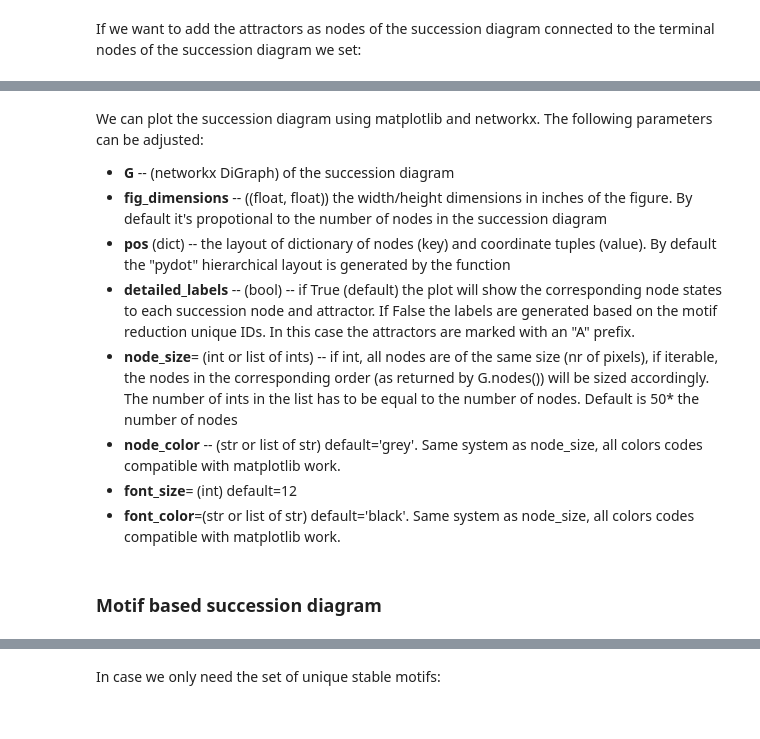
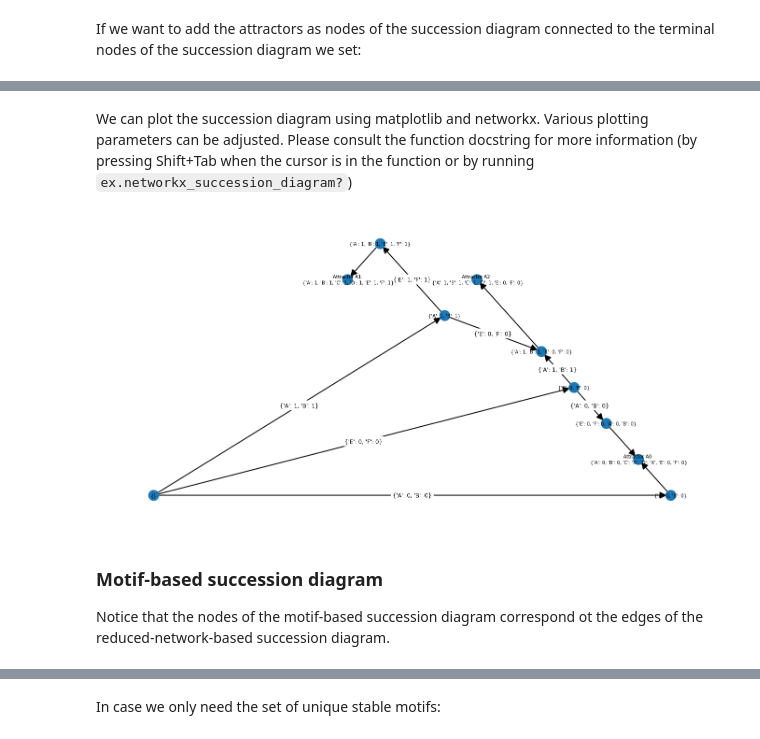
Before and after one commit to jcrozum/pystablemotifs, a Jupyter notebook: Examples and Tutorials/Tutorial.ipynb, the cells around one changed output, grey strips where cells are left out. Drawn from its saved outputs; the diff is of its cells as text; code cells hidden in the pictures.

```diff
--- a/Examples and Tutorials/Tutorial.ipynb
+++ b/Examples and Tutorials/Tutorial.ipynb
@@ -57,2 +80,2 @@ include_attractors_in_diagram=True
 # %%
-GR=ex.networkx_succession_diagram_reduced_network_based(ar,include_attractors_in_diagram=include_attractors_in_diagram)
+GR=ex.networkx_succession_diagram(ar,include_attractors_in_diagram=include_attractors_in_diagram)
@@ -62,10 +81,0 @@ for n in GR.nodes(data=True):
-# %% [markdown]
-We can plot the succession diagram using matplotlib and networkx. The following parameters can be adjusted:
-* __G__ -- (networkx DiGraph) of the succession diagram <br>
-* __fig_dimensions__ -- ((float, float)) the width/height dimensions in inches of the figure. By default it's propotional to the number of nodes in the succession diagram <br>
-* __pos__ (dict) -- the layout of dictionary of nodes (key) and coordinate tuples (value). By default the "pydot" hierarchical layout is generated by the function
-* __detailed_labels__ -- (bool) -- if True (default) the plot will show the corresponding node states to each succession node and attractor. If False the labels are generated based on the motif reduction unique IDs. In this case the attractors are marked with an "A" prefix.
-* __node_size__= (int or list of ints) -- if int, all nodes are of the same size (nr of pixels), if iterable, the nodes in the corresponding order (as returned by G.nodes()) will be sized accordingly. The number of ints in the list has to be equal to the number of nodes. Default is 50* the number of nodes
-* __node_color__ -- (str or list of str) default='grey'. Same system as node_size, all colors codes compatible with matplotlib work.
-* __font_size__= (int) default=12
-* __font_color__=(str or list of str) default='black'. Same system as node_size, all colors codes compatible with matplotlib work.
@@ -76,4 +82,11 @@ ex.plot_nx_succession_diagram(GR)
-# %% [markdown]
-### Motif based succession diagram
+# %% [markdown]
+We can plot the succession diagram using matplotlib and networkx. Various plotting parameters can be adjusted. Please consult the function docstring for more information (by pressing Shift+Tab when the cursor is in the function or by running `ex.networkx_succession_diagram?`)
+# %%
+ex.plot_nx_succession_diagram(GR,draw_edge_labels=True,nx_node_label_kwargs={'font_size':10},nx_edge_label_kwargs={'font_size':12,'rotate':False})
+# %% [output]
+[figure, added]
+# %% [markdown]
+### Motif-based succession diagram
+Notice that the nodes of the motif-based succession diagram correspond ot the edges of the reduced-network-based succession diagram.
 # %%
 GM=ex.networkx_succession_diagram_motif_based(ar,include_attractors_in_diagram=True)
```
Also changed, not shown: parts of 16 cells of this notebook, 6 other files.
